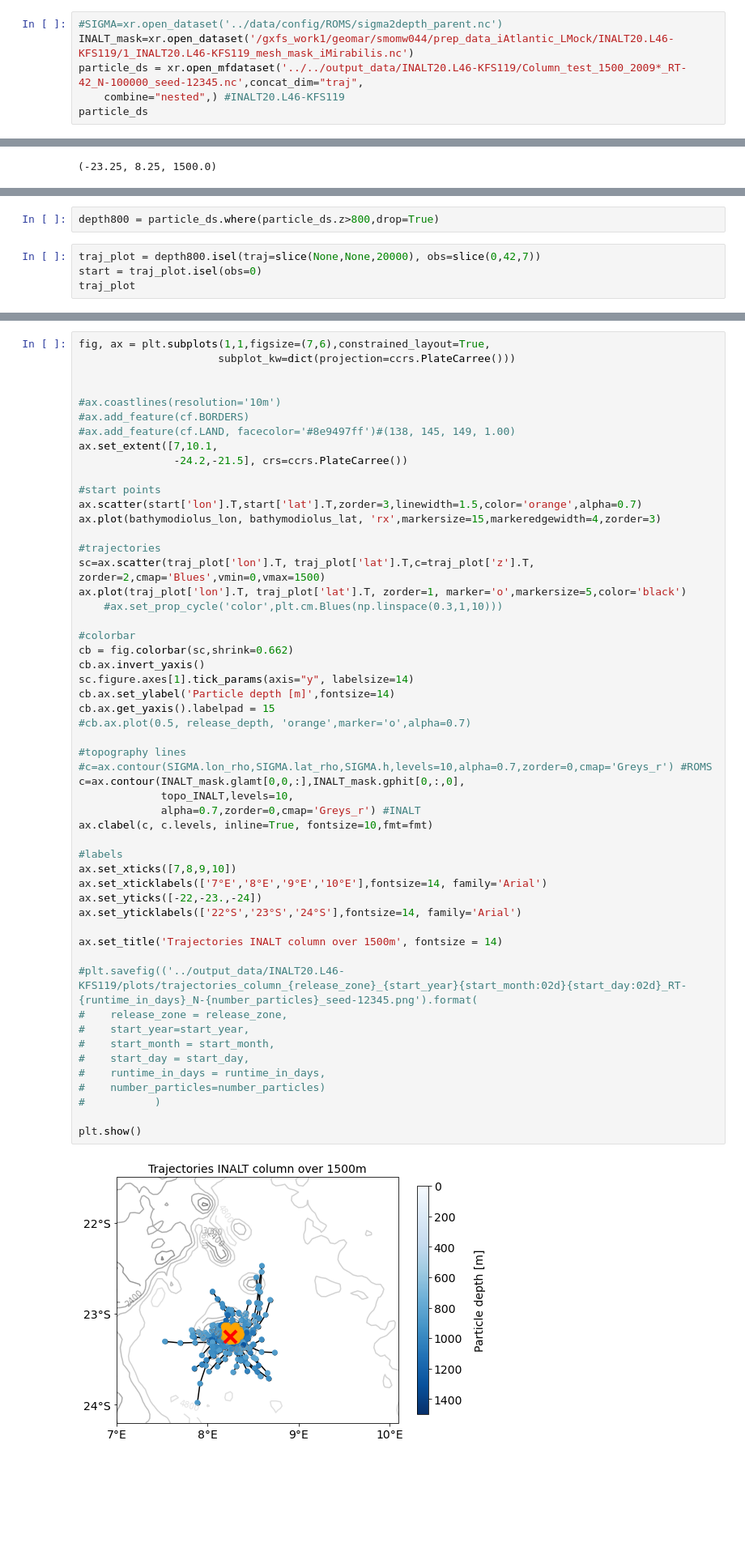
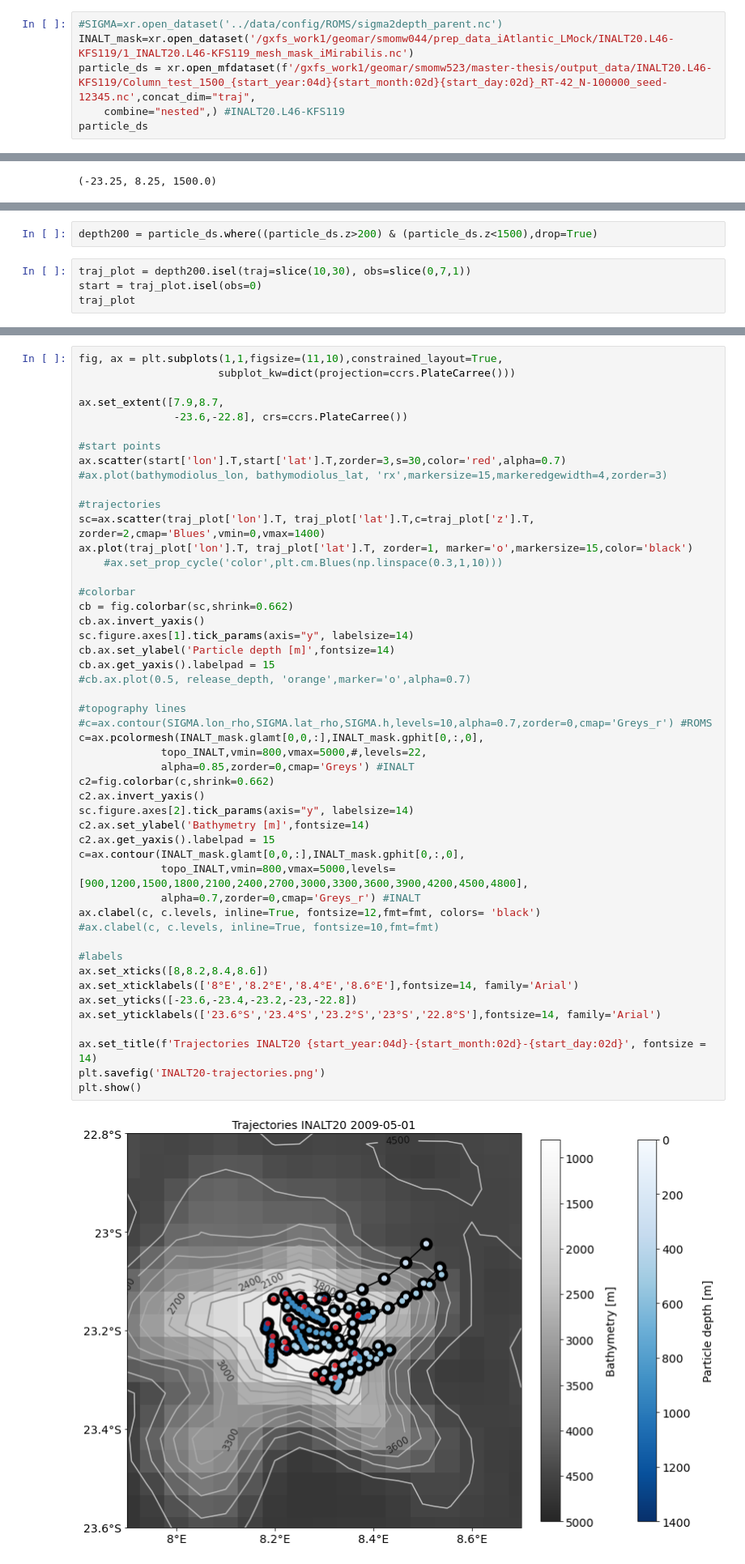
Before and after one commit to LeonMock/master-thesis, a Jupyter notebook: notebooks/preliminary-experiment/2023-09-01_trajectories-INALT-column.ipynb, the cells around one changed output, grey strips where cells are left out. Shown at 81% size. Saved outputs shown, nothing was run; the diff lists cells and outputs as text; blank space fills up the shorter version.

```diff
--- a/notebooks/preliminary-experiment/2023-09-01_trajectories-INALT-column.ipynb
+++ b/notebooks/preliminary-experiment/2023-09-01_trajectories-INALT-column.ipynb
@@ -15,7 +15,7 @@ runtime_in_days = 42
 # %%
 #SIGMA=xr.open_dataset('../data/config/ROMS/sigma2depth_parent.nc')
 INALT_mask=xr.open_dataset('/gxfs_work1/geomar/smomw044/prep_data_iAtlantic_LMock/INALT20.L46-KFS119/1_INALT20.L46-KFS119_mesh_mask_iMirabilis.nc')
-particle_ds = xr.open_mfdataset('../../output_data/INALT20.L46-KFS119/Column_test_1500_2009*_RT-42_N-100000_seed-12345.nc',concat_dim="traj",
+particle_ds = xr.open_mfdataset(f'/gxfs_work1/geomar/smomw523/master-thesis/output_data/INALT20.L46-KFS119/Column_test_1500_{start_year:04d}{start_month:02d}{start_day:02d}_RT-42_N-100000_seed-12345.nc',concat_dim="traj",
     combine="nested",) #INALT20.L46-KFS119
 particle_ds
 # %% [output]
@@ -127,7 +124,7 @@ particle_ds.lon.isnull().sum("release_day").sum("traj").plot()
 # %%
-depth800 = particle_ds.where(particle_ds.z>800,drop=True)
+depth200 = particle_ds.where((particle_ds.z>200) & (particle_ds.z<1500),drop=True)
 # %%
-traj_plot = depth800.isel(traj=slice(None,None,20000), obs=slice(0,42,7))
+traj_plot = depth200.isel(traj=slice(10,30), obs=slice(0,7,1))
 start = traj_plot.isel(obs=0)
 traj_plot
 # %% [output]
@@ -211,57 +208,53 @@ def fmt(x):
         s = f"{x:.0f}"
     return rf"{s}" if plt.rcParams["text.usetex"] else f"{s}"
 # %%
-fig, ax = plt.subplots(1,1,figsize=(7,6),constrained_layout=True,
+fig, ax = plt.subplots(1,1,figsize=(11,10),constrained_layout=True,
                       subplot_kw=dict(projection=ccrs.PlateCarree()))
 
-
-#ax.coastlines(resolution='10m')
-#ax.add_feature(cf.BORDERS)
-#ax.add_feature(cf.LAND, facecolor='#8e9497ff')#(138, 145, 149, 1.00)
-ax.set_extent([7,10.1,
-               -24.2,-21.5], crs=ccrs.PlateCarree())
+ax.set_extent([7.9,8.7,
+               -23.6,-22.8], crs=ccrs.PlateCarree())
 
 #start points
-ax.scatter(start['lon'].T,start['lat'].T,zorder=3,linewidth=1.5,color='orange',alpha=0.7)
-ax.plot(bathymodiolus_lon, bathymodiolus_lat, 'rx',markersize=15,markeredgewidth=4,zorder=3)
+ax.scatter(start['lon'].T,start['lat'].T,zorder=3,s=30,color='red',alpha=0.7)
+#ax.plot(bathymodiolus_lon, bathymodiolus_lat, 'rx',markersize=15,markeredgewidth=4,zorder=3)
 
 #trajectories
-sc=ax.scatter(traj_plot['lon'].T, traj_plot['lat'].T,c=traj_plot['z'].T, zorder=2,cmap='Blues',vmin=0,vmax=1500)
-ax.plot(traj_plot['lon'].T, traj_plot['lat'].T, zorder=1, marker='o',markersize=5,color='black')
+sc=ax.scatter(traj_plot['lon'].T, traj_plot['lat'].T,c=traj_plot['z'].T, zorder=2,cmap='Blues',vmin=0,vmax=1400)
+ax.plot(traj_plot['lon'].T, traj_plot['lat'].T, zorder=1, marker='o',markersize=15,color='black')
     #ax.set_prop_cycle('color',plt.cm.Blues(np.linspace(0.3,1,10)))
 
 #colorbar
 cb = fig.colorbar(sc,shrink=0.662)
 cb.ax.invert_yaxis()
 sc.figure.axes[1].tick_params(axis="y", labelsize=14)
 cb.ax.set_ylabel('Particle depth [m]',fontsize=14)
 cb.ax.get_yaxis().labelpad = 15
 #cb.ax.plot(0.5, release_depth, 'orange',marker='o',alpha=0.7)
 
 #topography lines
 #c=ax.contour(SIGMA.lon_rho,SIGMA.lat_rho,SIGMA.h,levels=10,alpha=0.7,zorder=0,cmap='Greys_r') #ROMS
+c=ax.pcolormesh(INALT_mask.glamt[0,0,:],INALT_mask.gphit[0,:,0],
+             topo_INALT,vmin=800,vmax=5000,#,levels=22,
+             alpha=0.85,zorder=0,cmap='Greys') #INALT
+c2=fig.colorbar(c,shrink=0.662)
+c2.ax.invert_yaxis()
+sc.figure.axes[2].tick_params(axis="y", labelsize=14)
+c2.ax.set_ylabel('Bathymetry [m]',fontsize=14)
+c2.ax.get_yaxis().labelpad = 15
 c=ax.contour(INALT_mask.glamt[0,0,:],INALT_mask.gphit[0,:,0],
-             topo_INALT,levels=10,
+             topo_INALT,vmin=800,vmax=5000,levels=[900,1200,1500,1800,2100,2400,2700,3000,3300,3600,3900,4200,4500,4800],
              alpha=0.7,zorder=0,cmap='Greys_r') #INALT
-ax.clabel(c, c.levels, inline=True, fontsize=10,fmt=fmt)
+ax.clabel(c, c.levels, inline=True, fontsize=12,fmt=fmt, colors= 'black')
+#ax.clabel(c, c.levels, inline=True, fontsize=10,fmt=fmt)
 
 #labels
-ax.set_xticks([7,8,9,10])
-ax.set_xticklabels(['7°E','8°E','9°E','10°E'],fontsize=14, family='Arial')
-ax.set_yticks([-22,-23.,-24])
-ax.set_yticklabels(['22°S','23°S','24°S'],fontsize=14, family='Arial')
+ax.set_xticks([8,8.2,8.4,8.6])
+ax.set_xticklabels(['8°E','8.2°E','8.4°E','8.6°E'],fontsize=14, family='Arial')
+ax.set_yticks([-23.6,-23.4,-23.2,-23,-22.8])
+ax.set_yticklabels(['23.6°S','23.4°S','23.2°S','23°S','22.8°S'],fontsize=14, family='Arial')
 
-ax.set_title('Trajectories INALT column over 1500m', fontsize = 14)
-
-#plt.savefig(('../output_data/INALT20.L46-KFS119/plots/trajectories_column_{release_zone}_{start_year}{start_month:02d}{start_day:02d}_RT-{runtime_in_days}_N-{number_particles}_seed-12345.png').format(
-#    release_zone = release_zone,
-#    start_year=start_year,
-#    start_month = start_month,
-#    start_day = start_day,
-#    runtime_in_days = runtime_in_days,
-#    number_particles=number_particles)
-#           )
-
+ax.set_title(f'Trajectories INALT20 {start_year:04d}-{start_month:02d}-{start_day:02d}', fontsize = 14)
+plt.savefig('INALT20-trajectories.png')
 plt.show()
 # %% [output]
-[figure, old version]
+[figure, new version]
```
Also changed, not shown: parts of 7 cells of this notebook, 17 other files.
